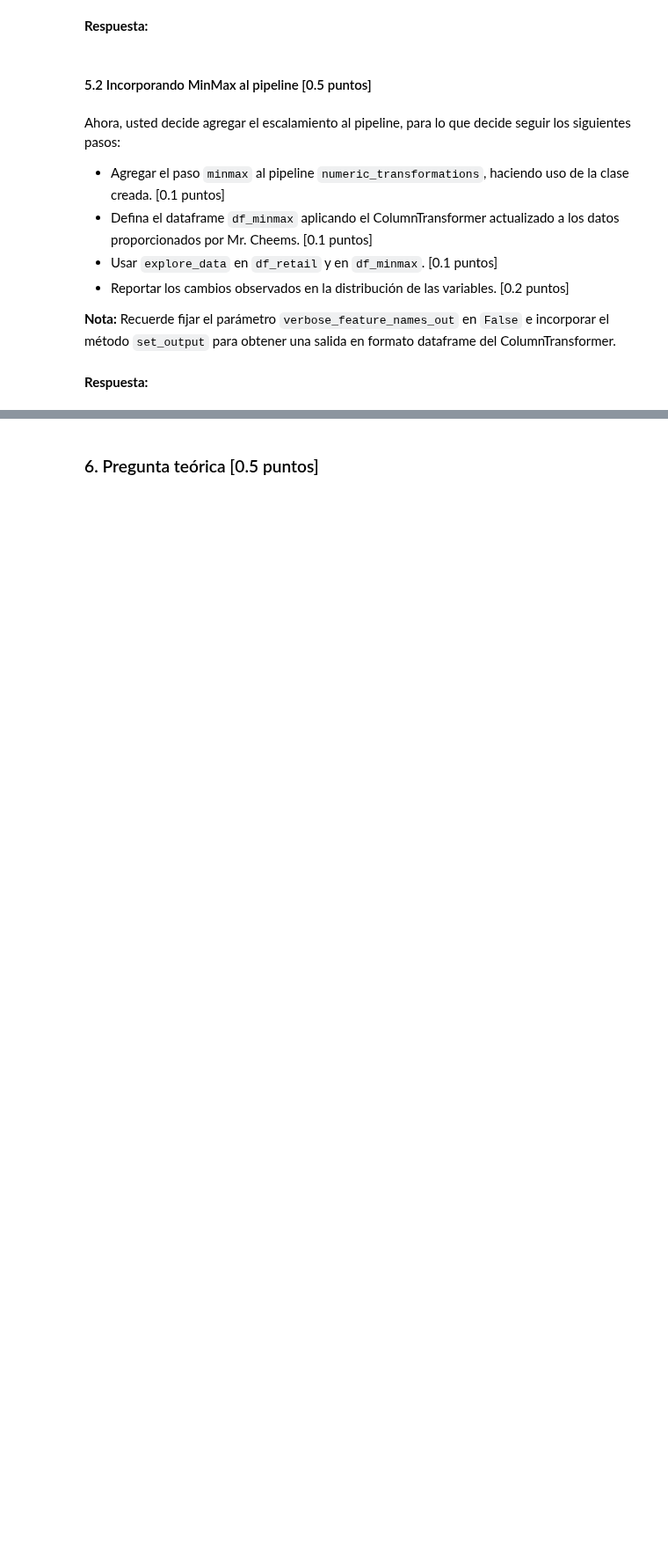
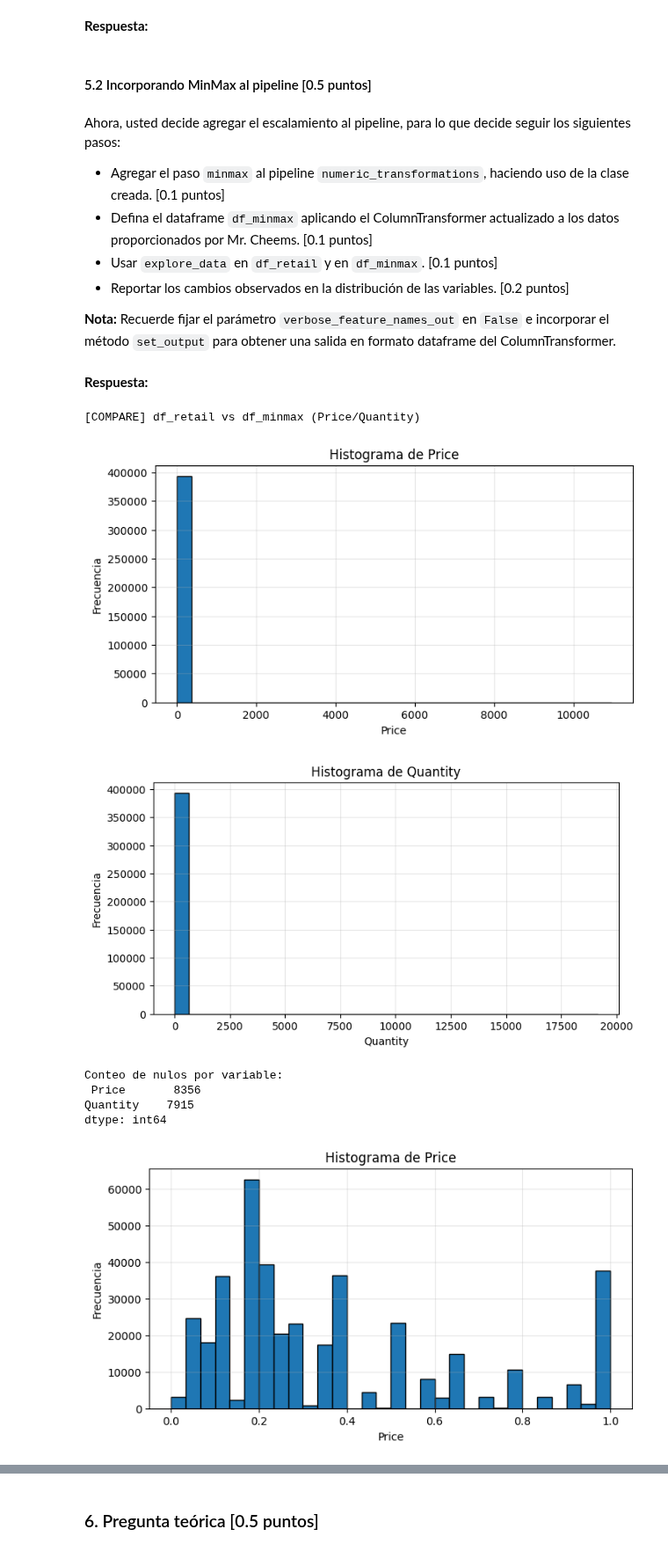
Before and after one commit to jesuvalenzuela/NanSquad, a Jupyter notebook: Lab3/Lab3_Enunciado.ipynb, the cells around one changed output, grey strips where cells are left out. Shown at 88% size. Saved outputs shown, nothing was run; the diff lists cells and outputs as text; code cells hidden in the pictures; blank space fills up the shorter version.

Commit message:
pipeline+features

```diff
--- a/Lab3/Lab3_Enunciado.ipynb
+++ b/Lab3/Lab3_Enunciado.ipynb
@@ -695,3 +804,39 @@ Ahora, usted decide agregar el escalamiento al pipeline, para lo que decide segu
 **Nota:** Recuerde fijar el parámetro `verbose_feature_names_out` en `False` e incorporar el método `set_output` para obtener una salida en formato dataframe del ColumnTransformer.
 # %% [markdown]
 **Respuesta:**
+# %%
+# 1) Paso MinMax dentro del pipeline numérico (al final del pipeline)
+numeric_transformations_minmax = Pipeline([
+    ('iqr', IQR(lambda_=1.5)),                 # tu paso existente
+    ('imputer', KNNImputer(n_neighbors=3)),    # o SimpleImputer(mean) si estabas usando media
+    ('minmax', MinMax())                       # <-- NUEVO paso
+])
+
+# 2) ColumnTransformer actualizado
+ct_minmax = ColumnTransformer(
+    transformers=[
+        ('numerical',  numeric_transformations_minmax, numerical_columns),
+        ('categorical','passthrough',                  categorical_columns),
+    ],
+    verbose_feature_names_out=False
+).set_output(transform='pandas')
+
+# 3) Aplicar a los datos
+df_minmax = ct_minmax.fit_transform(df_retail)
+
+# 4) Visualizar (se verán en [0,1])
+print("\n[COMPARE] df_retail vs df_minmax (Price/Quantity)")
+explore_data(df_retail)     # original
+explore_data(df_minmax)     # escalado
+
+# (opcional) comprobar que quedaron en [0,1]
+print(df_minmax[numerical_columns].describe().loc[['min','max']])
+# %% [output]
+[COMPARE] df_retail vs df_minmax (Price/Quantity)
+[figure, added]
+[figure, added]
+Conteo de nulos por variable:
+ Price       8356
+Quantity    7915
+dtype: int64
+[figure, added]
```
Also changed, not shown: parts of 13 cells of this notebook.
